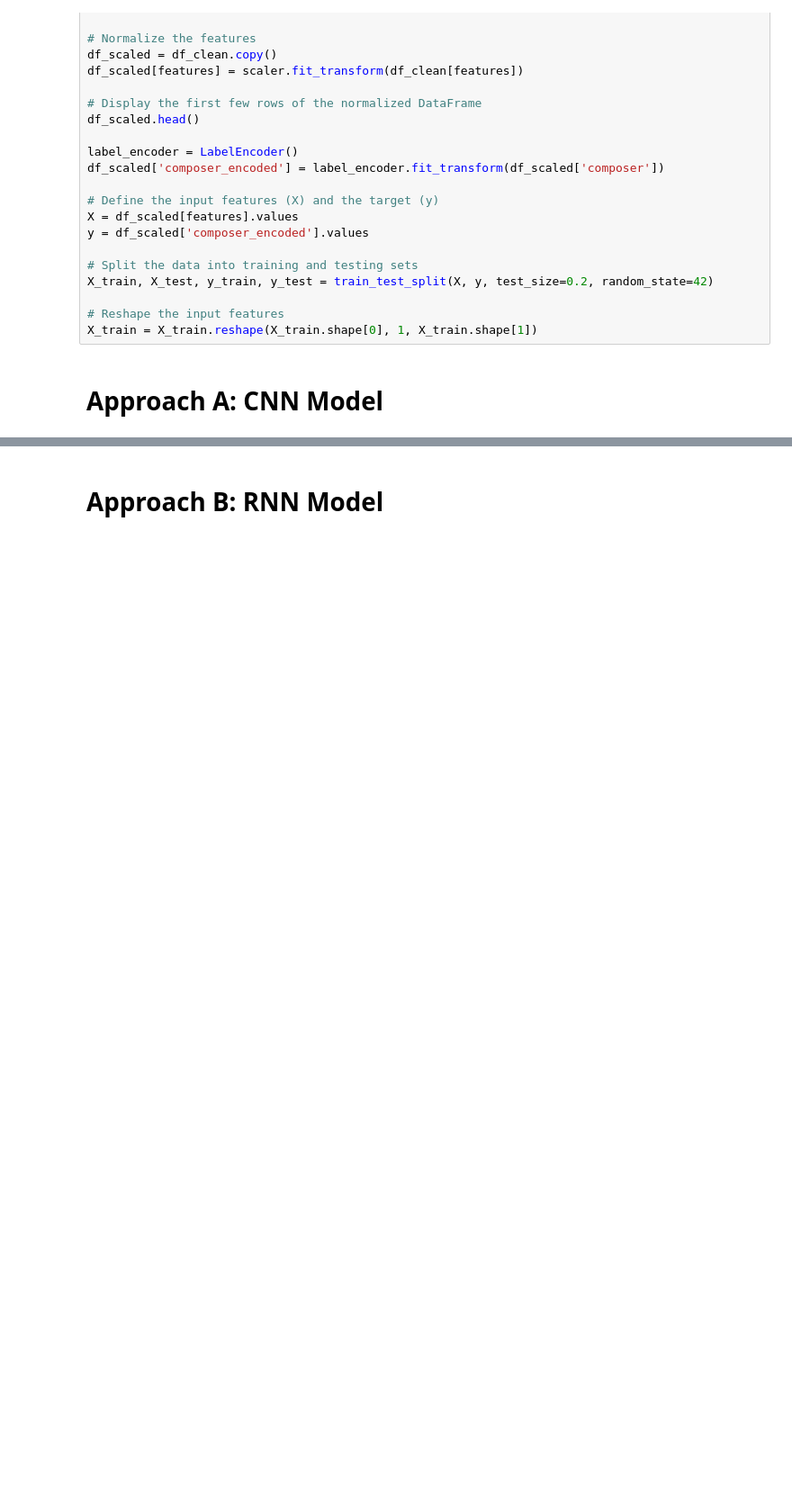
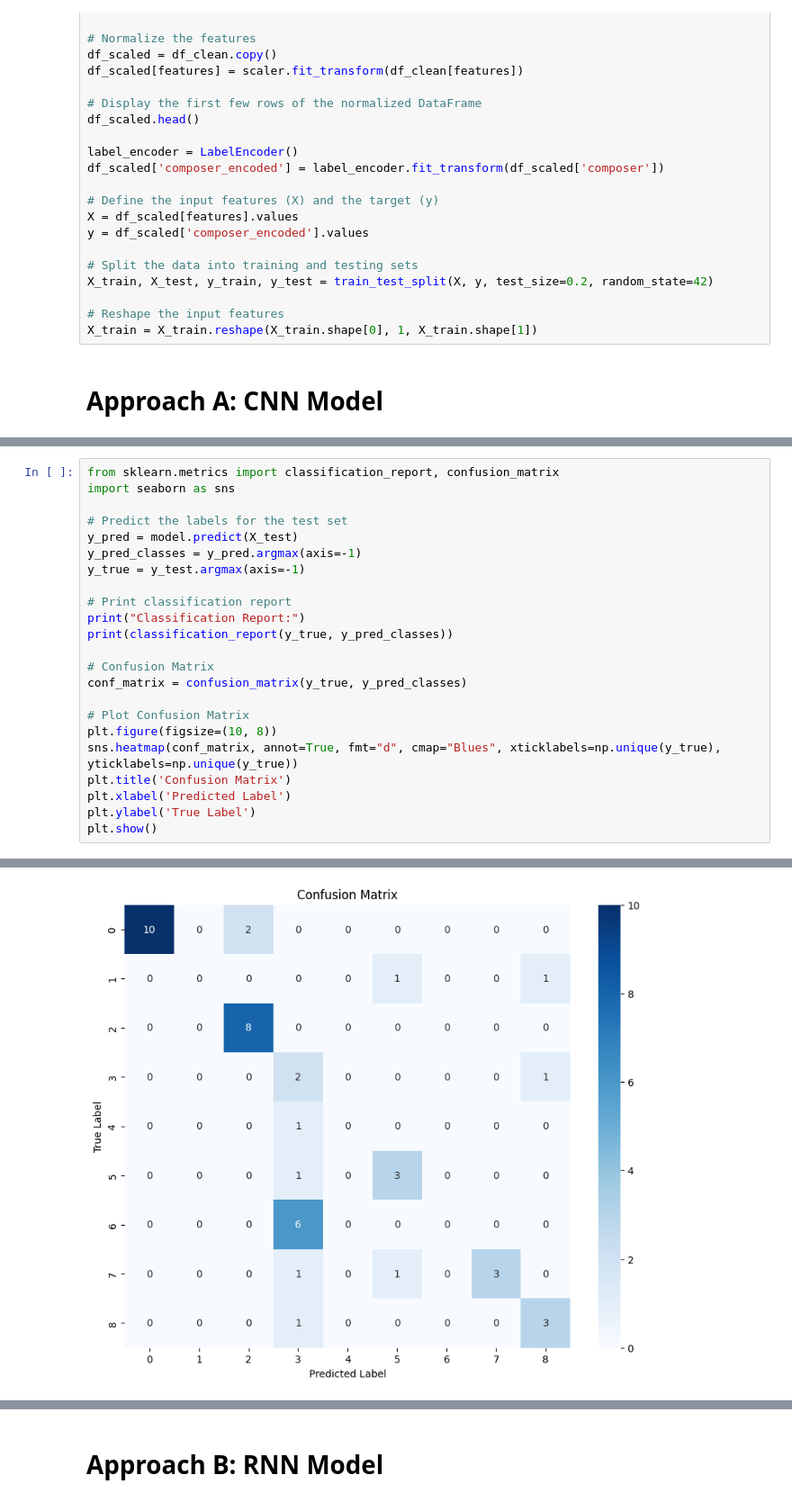
Before and after one commit to suvoganguli/AAI511_FinalProject, a Jupyter notebook: FinalProject.ipynb, the cells around one changed output, grey strips where cells are left out. Shown at 90% size. Cells and saved outputs as stored; diff of their text form; blank space fills up the shorter version.

```diff
--- a/FinalProject.ipynb
+++ b/FinalProject.ipynb
@@ -339,0 +394,24 @@ Negative dimension size caused by subtracting 2 from 1 for '{{node conv1d/Conv1D
+# %%
+from sklearn.metrics import classification_report, confusion_matrix
+import seaborn as sns
+
+# Predict the labels for the test set
+y_pred = model.predict(X_test)
+y_pred_classes = y_pred.argmax(axis=-1)
+y_true = y_test.argmax(axis=-1)
+
+# Print classification report
+print("Classification Report:")
+print(classification_report(y_true, y_pred_classes))
+
+# Confusion Matrix
+conf_matrix = confusion_matrix(y_true, y_pred_classes)
+
+# Plot Confusion Matrix
+plt.figure(figsize=(10, 8))
+sns.heatmap(conf_matrix, annot=True, fmt="d", cmap="Blues", xticklabels=np.unique(y_true), yticklabels=np.unique(y_true))
+plt.title('Confusion Matrix')
+plt.xlabel('Predicted Label')
+plt.ylabel('True Label')
+plt.show()
+# %% [output]
@@ -339,0 +435 @@ Negative dimension size caused by subtracting 2 from 1 for '{{node conv1d/Conv1D
+[figure, added]
```
Also changed, not shown: parts of 14 cells of this notebook, 1 other file.
